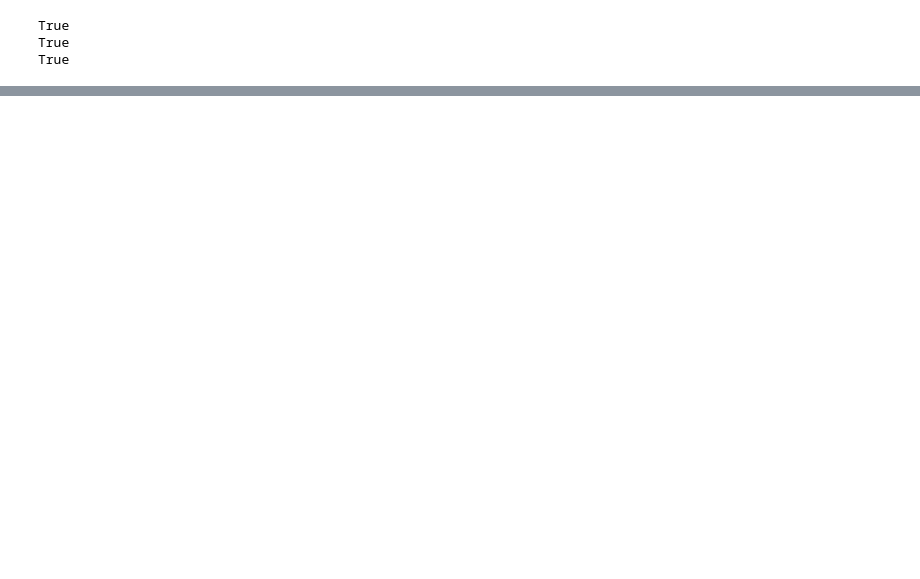
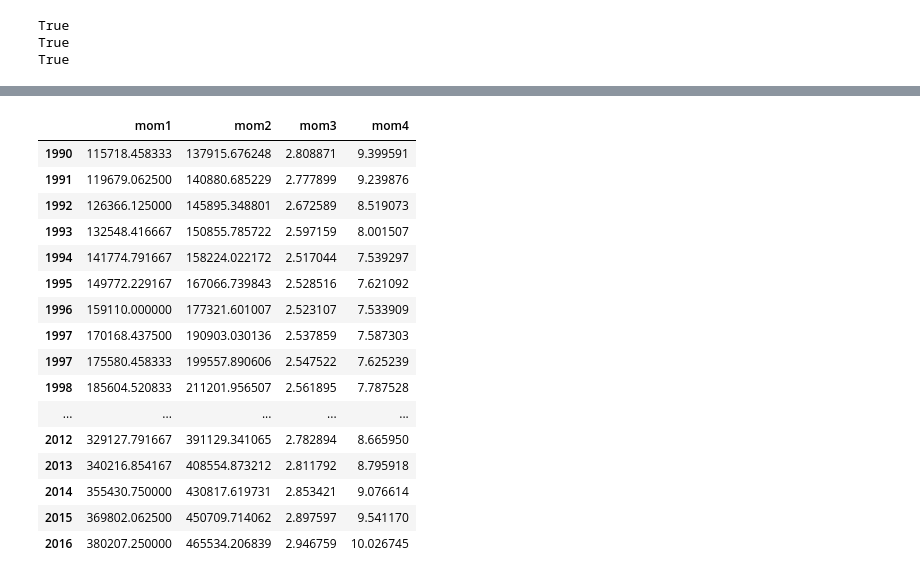
Before and after one commit to JonasPC/EnergyFinance, a Jupyter notebook: Untitled.ipynb, the cells around one changed output, grey strips where cells are left out. Drawn from its saved outputs; the diff is of its cells as text; code cells hidden in the pictures; blank space fills up the shorter version.

```diff
--- a/Untitled.ipynb
+++ b/Untitled.ipynb
@@ -35,0 +84,29 @@ os.getcwd()
+# %%
+def moments(data):
+
+    mom1 = pd.Series(data.apply(np.mean, axis=1), name='mom1')
+    mom2 = pd.Series(data.apply(np.std, axis=1), name='mom2')
+    mom3 = pd.Series(data.apply(skew, axis=1), name='mom3')
+    mom4 = pd.Series(data.apply(kurtosis, axis=1), name='mom4')
+
+
+    return pd.concat([mom1, mom2, mom3, mom4], axis=1)
+moments(df_gdp)
+# %% [output]
+|  | mom1 | mom2 | mom3 | mom4 |
+| 1990 | 115718.458333 | 137915.676248 | 2.808871 | 9.399591 |
+| 1991 | 119679.062500 | 140880.685229 | 2.777899 | 9.239876 |
+| 1992 | 126366.125000 | 145895.348801 | 2.672589 | 8.519073 |
+| 1993 | 132548.416667 | 150855.785722 | 2.597159 | 8.001507 |
+| 1994 | 141774.791667 | 158224.022172 | 2.517044 | 7.539297 |
+| 1995 | 149772.229167 | 167066.739843 | 2.528516 | 7.621092 |
+| 1996 | 159110.000000 | 177321.601007 | 2.523107 | 7.533909 |
+| 1997 | 170168.437500 | 190903.030136 | 2.537859 | 7.587303 |
+| 1997 | 175580.458333 | 199557.890606 | 2.547522 | 7.625239 |
+| 1998 | 185604.520833 | 211201.956507 | 2.561895 | 7.787528 |
+| ... | ... | ... | ... | ... |
+| 2012 | 329127.791667 | 391129.341065 | 2.782894 | 8.665950 |
+| 2013 | 340216.854167 | 408554.873212 | 2.811792 | 8.795918 |
+| 2014 | 355430.750000 | 430817.619731 | 2.853421 | 9.076614 |
+| 2015 | 369802.062500 | 450709.714062 | 2.897597 | 9.541170 |
+| 2016 | 380207.250000 | 465534.206839 | 2.946759 | 10.026745 |
```
Also changed, not shown: parts of 10 cells of this notebook, 2 other files.
